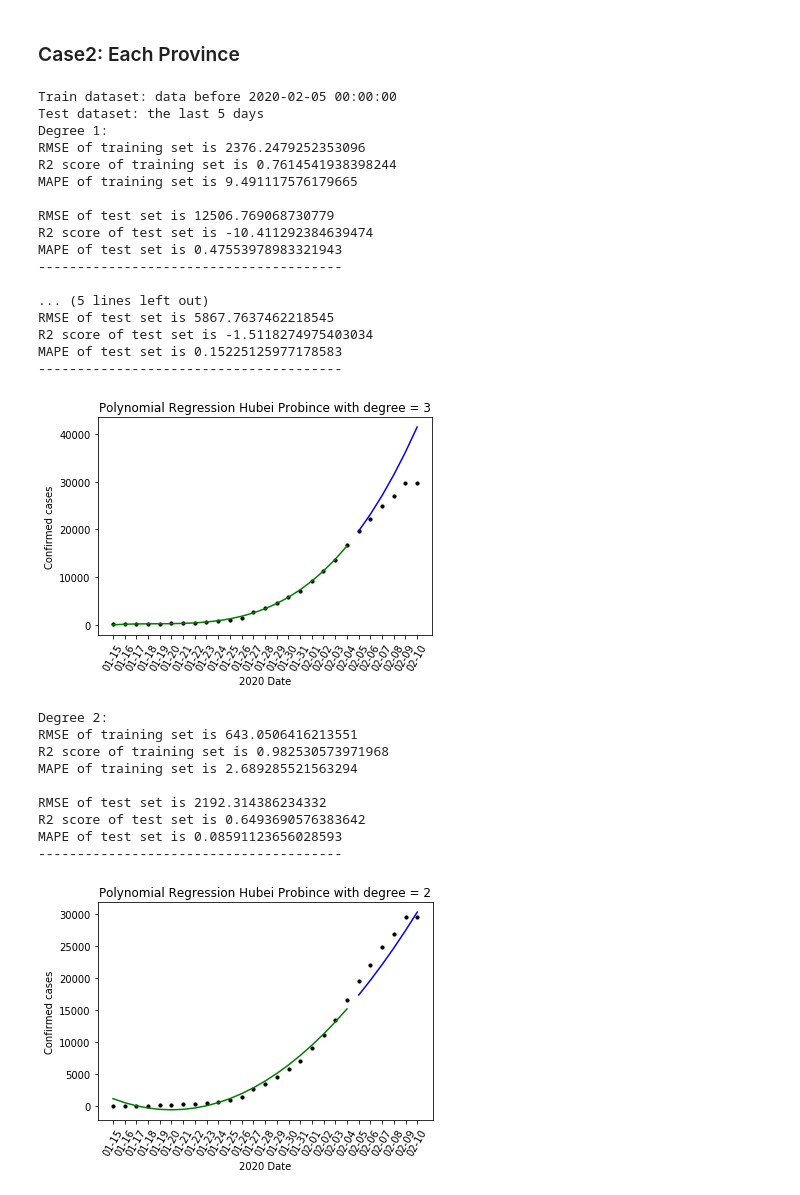
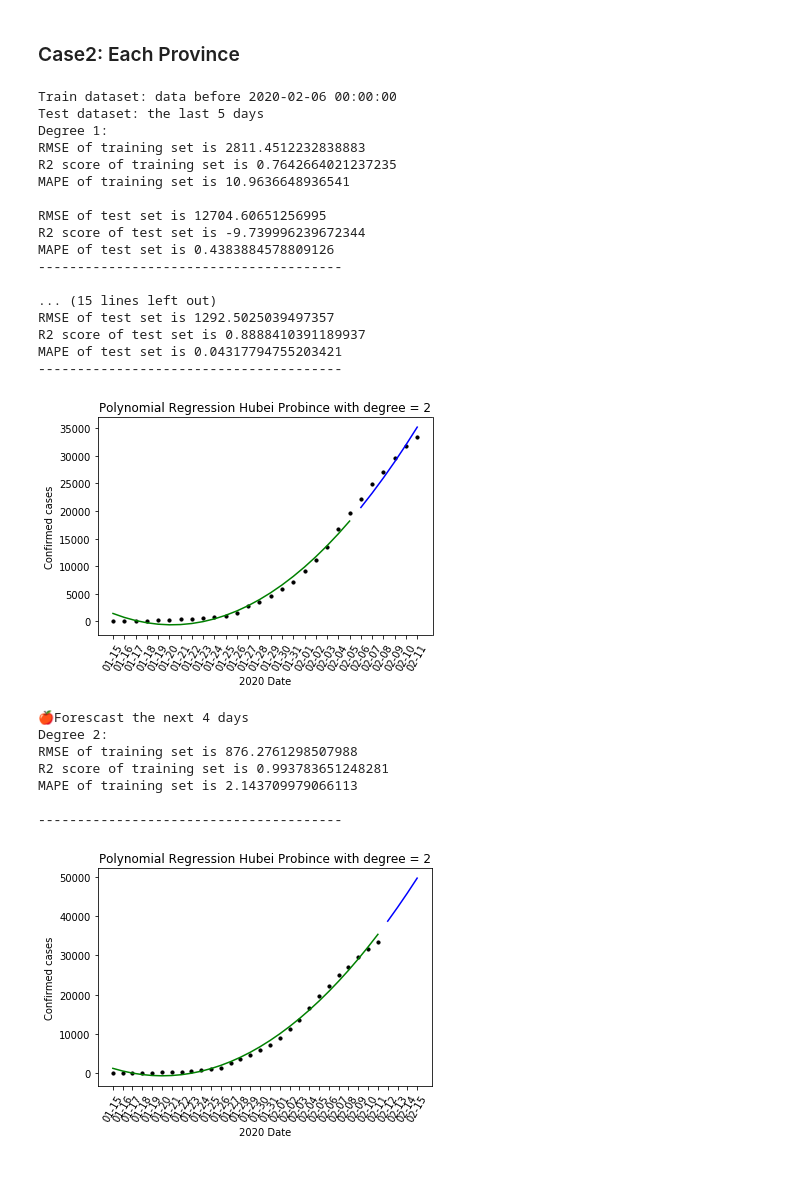
Before and after one commit to docligot/CoronaTracker-simulteModel, a Jupyter notebook: baseline-regression/Baseline_polynomial_regression.ipynb, the cells around one changed output. Drawn from its saved outputs; the diff is of its cells as text; code cells hidden in the pictures.

Commit message:
update model result using uodated data. Polynomial looks worse. Will do tasks tomorrow

```diff
--- a/baseline-regression/Baseline_polynomial_regression.ipynb
+++ b/baseline-regression/Baseline_polynomial_regression.ipynb
@@ -148,42 +145,40 @@ MAPE of training set is 1.719556067224421
 # %%
 # See Hubei Province
 Hubei= get_province_df(China_df, "Hubei Province")
 
 X_train, X_test, y_train, y_test = data_processing(Hubei, 5)
 
 # select the best degree
 create_polynomial_regression_model(1, "Hubei Probince", Hubei, X_train, X_test, y_train, y_test, draw_plot = False)
-create_polynomial_regression_model(3, "Hubei Probince", Hubei, X_train, X_test, y_train, y_test, draw_plot = True)
+create_polynomial_regression_model(3, "Hubei Probince", Hubei, X_train, X_test, y_train, y_test, draw_plot = False)
 create_polynomial_regression_model(2, "Hubei Probince", Hubei, X_train, X_test, y_train, y_test, draw_plot = True)
 
 print("\n🍎Forescast the next 4 days")
-forecast_next_4_days(3, "Hubei Probince", Hubei)
+forecast_next_4_days(2, "Hubei Probince", Hubei)
 # %% [output]
-Train dataset: data before 2020-02-05 00:00:00
+Train dataset: data before 2020-02-06 00:00:00
 Test dataset: the last 5 days
 Degree 1:
-RMSE of training set is 2376.2479252353096
-R2 score of training set is 0.7614541938398244
-MAPE of training set is 9.491117576179665
+RMSE of training set is 2811.4512232838883
+R2 score of training set is 0.7642664021237235
+MAPE of training set is 10.9636648936541
 
-RMSE of test set is 12506.769068730779
-R2 score of test set is -10.411292384639474
-MAPE of test set is 0.47553978983321943
+RMSE of test set is 12704.60651256995
+R2 score of test set is -9.739996239672344
+MAPE of test set is 0.4383884578809126
 ---------------------------------------
 
-... (5 lines left out)
-RMSE of test set is 5867.7637462218545
-R2 score of test set is -1.5118274975403034
-MAPE of test set is 0.15225125977178583
+... (15 lines left out)
+RMSE of test set is 1292.5025039497357
+R2 score of test set is 0.8888410391189937
+MAPE of test set is 0.04317794755203421
 ---------------------------------------
-[figure, old version]
+[figure, new version]
+🍎Forescast the next 4 days
 Degree 2:
-RMSE of training set is 643.0506416213551
-R2 score of training set is 0.982530573971968
-MAPE of training set is 2.689285521563294
+RMSE of training set is 876.2761298507988
+R2 score of training set is 0.993783651248281
+MAPE of training set is 2.143709979066113
 
-RMSE of test set is 2192.314386234332
-R2 score of test set is 0.6493690576383642
-MAPE of test set is 0.08591123656028593
 ---------------------------------------
-[figure, old version]
+[figure, new version]
```
Also changed, not shown: parts of 10 cells of this notebook, 9 other files.
